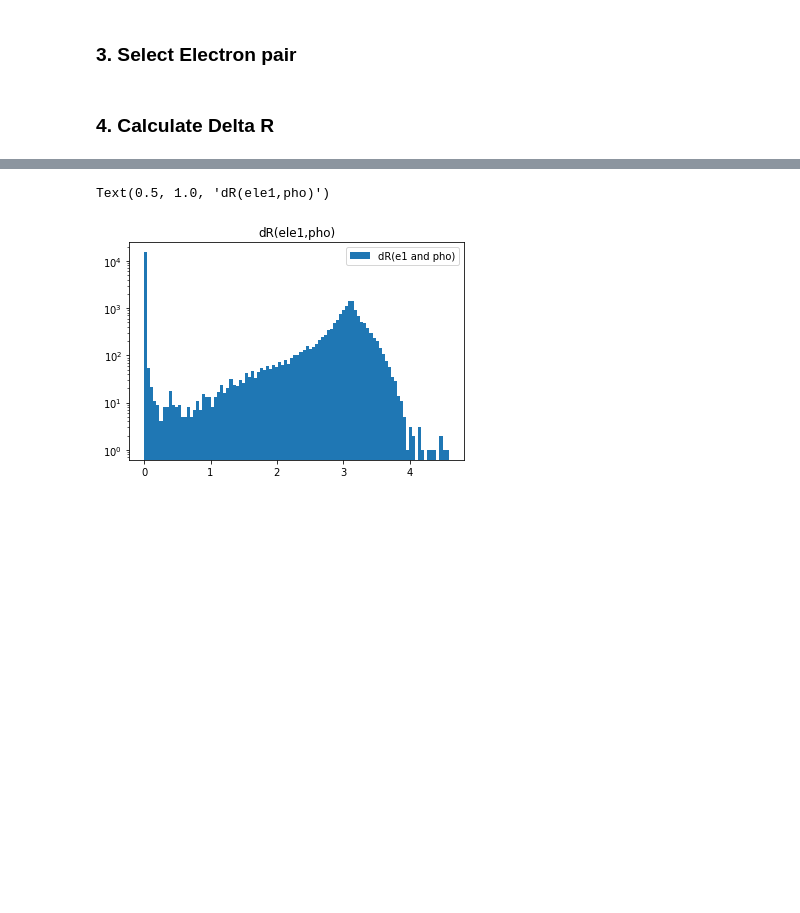
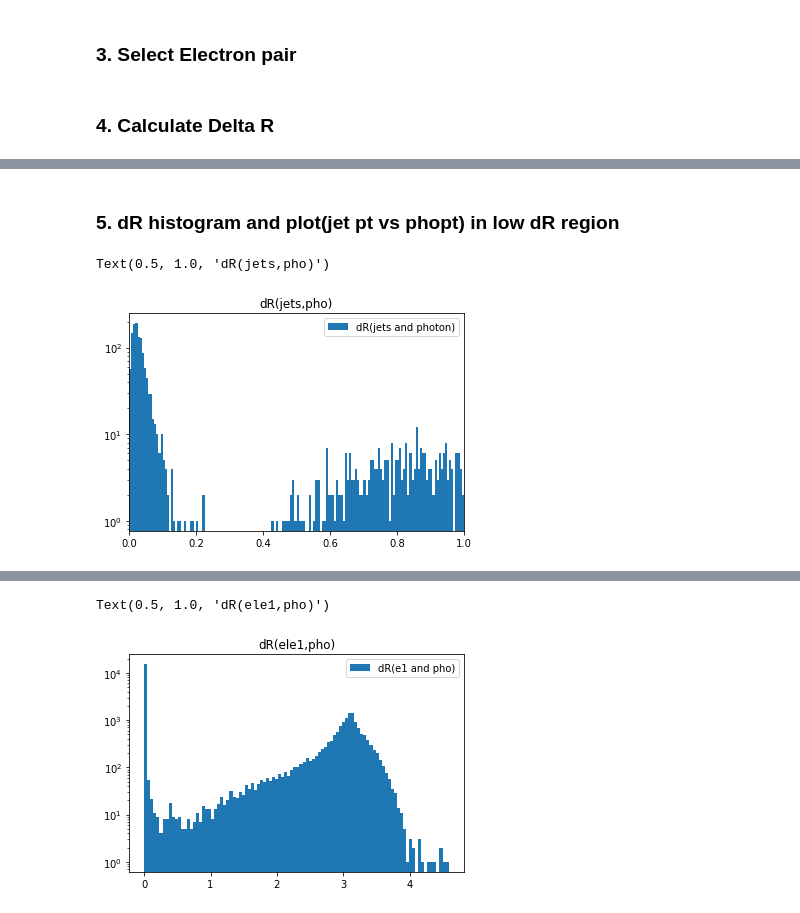
Before and after one commit to JW-corp/J.W_Analysis, a Jupyter notebook: Coffea_WZG/Jupyter/Photon_dR_data.ipynb, the cells around one changed output, grey strips where cells are left out. Cells and saved outputs as stored; diff of their text form; code cells hidden in the pictures; blank space fills up the shorter version.

```diff
--- a/Coffea_WZG/Jupyter/Photon_dR_data.ipynb
+++ b/Coffea_WZG/Jupyter/Photon_dR_data.ipynb
@@ -43,7 +70,8 @@ Pho = Ele_channel_events.Photon
 # %%
-Electron_mask,Photon_mask = Particle_selection(Ele,Pho)
+Electron_mask,Photon_mask,Jet_mask = Particle_selection(Ele,Pho,jet)
 Ele_sel = Ele[Electron_mask]
 Pho_sel = Pho[Photon_mask]
+Jet_sel = jet[Jet_mask]
 
 # Helper function: High PT argmax
 def make_leading_pair(target,base):
@@ -69,15 +97,15 @@ subleading_ele= make_leading_pair(ele_right,diele)
 # %%
 ## -- Helper function for making delta_R
 import math
-def dR(ele,pho):
+def dR(p1,p2):
     # -- delta eta -- #
-    deta = abs(ele.eta - pho.eta)
+    deta = abs(p1.eta - p2.eta)
 
     # -- delta phi == #
-    if abs(ele.phi - pho.phi) > math.pi:
-        dphi = 2*math.pi - abs(ele.phi - pho.phi)
+    if abs(p1.phi - p2.phi) > math.pi:
+        dphi = 2*math.pi - abs(p1.phi - p2.phi)
     else:
-        dphi = abs(ele.phi - pho.phi)
+        dphi = abs(p1.phi - p2.phi)
 
     # -- delta R -- #
     return np.sqrt(deta*deta + dphi*dphi)
@@ -91,7 +119,7 @@ Low_dR_ele2_pt=[]
 Low_dR_pho_e1_pt=[]
 Low_dR_pho_e2_pt=[]
 
-for evt,photon in enumerate(Pho_sel):
+for evt,photon in enumerate(tqdm(Pho_sel)):
     for pho_idx,_ in enumerate(photon):
 
         dR_e1= dR(leading_ele[evt][0],Pho_sel[evt][pho_idx])
@@ -110,0 +140,17 @@ Wall time: 26.2 s
+# %%
+%%time
+dR_phojet_arr =[]
+Low_dR_pho_pt=[]
+Low_dR_jet_pt=[]
+
+for evt,jetset in enumerate(tqdm(Jet_sel)):
+    if len(jetset) == 0: continue;
+    for jet_idx,_ in enumerate(jetset):
+
+        dR_phojet = dR(Jet_sel[evt][jet_idx],leading_pho[evt][0])
+        dR_phojet_arr.append(dR_phojet)
+
+
+        if dR_phojet <= 0.4:
+            Low_dR_pho_pt.append(leading_pho[evt][0].pt)
+            Low_dR_jet_pt.append(Jet_sel[evt][jet_idx].pt)
@@ -110,0 +160,11 @@ Wall time: 26.2 s
+# %% [markdown]
+### 5. dR histogram and plot(jet pt vs phopt) in low dR region
+# %%
+plt.hist(dR_phojet_arr,bins=1000,label='dR(jets and photon)')
+plt.yscale('log')
+plt.xlim(0,1)
+plt.legend()
+plt.title('dR(jets,pho)')
+# %% [output]
+Text(0.5, 1.0, 'dR(jets,pho)')
+[figure, added]
```
Also changed, not shown: parts of 13 cells of this notebook.
